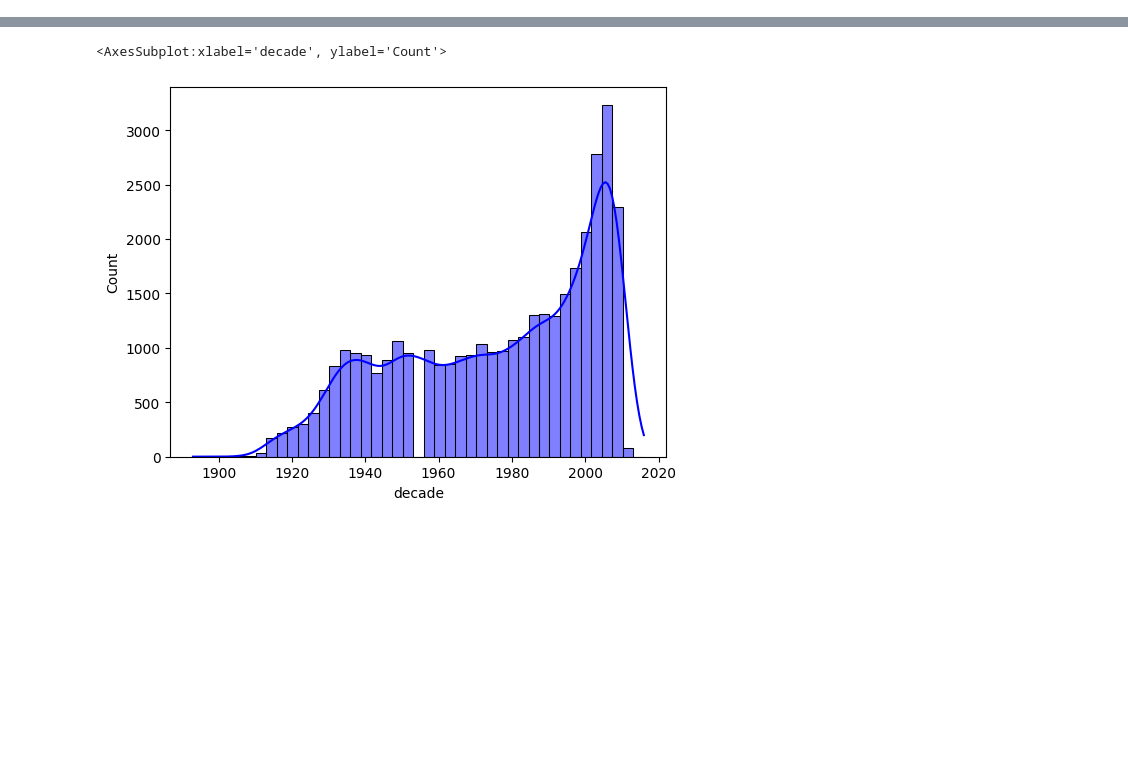
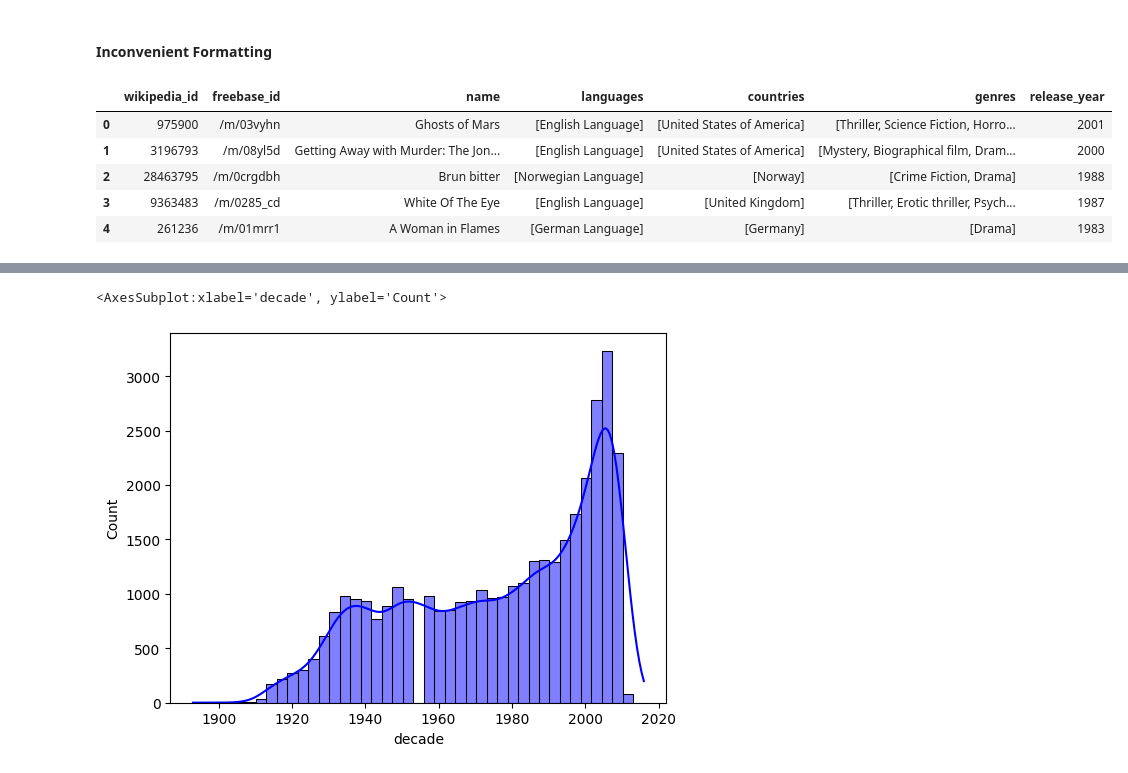
Before and after one commit to epfl-ada/ada-2023-project-adaroundtheworld2023, a Jupyter notebook: notebooks/preprocess.ipynb, the cells around one changed output, grey strips where cells are left out. Cells and saved outputs as stored; diff of their text form; code cells hidden in the pictures; blank space fills up the shorter version.

```diff
--- a/notebooks/preprocess.ipynb
+++ b/notebooks/preprocess.ipynb
@@ -156,0 +73,19 @@ oucentage of empty value in the genres column 2.354387%
+# %%
+# let's remove unnecessary columns
+movie_metadata_df.drop(columns=['box_office_revenue', 'runtime'], inplace=True)
+# %% [markdown]
+#### Inconvenient Formatting
+# %%
+# convert columns genres, languages and countries to list of strings
+movie_metadata_df['genres'] = movie_metadata_df.genres.apply(get_list_from_string_dict)
+movie_metadata_df['languages'] = movie_metadata_df.languages.apply(get_list_from_string_dict)
+movie_metadata_df['countries'] = movie_metadata_df.countries.apply(get_list_from_string_dict)
+
+movie_metadata_df.head(5)
+# %% [output]
+|  | wikipedia_id | freebase_id | name | languages | countries | genres | release_year |
+| 0 | 975900 | /m/03vyhn | Ghosts of Mars | [English Language] | [United States of America] | [Thriller, Science Fiction, Horro... | 2001 |
+| 1 | 3196793 | /m/08yl5d | Getting Away with Murder: The Jon... | [English Language] | [United States of America] | [Mystery, Biographical film, Dram... | 2000 |
+| 2 | 28463795 | /m/0crgdbh | Brun bitter | [Norwegian Language] | [Norway] | [Crime Fiction, Drama] | 1988 |
+| 3 | 9363483 | /m/0285_cd | White Of The Eye | [English Language] | [United Kingdom] | [Thriller, Erotic thriller, Psych... | 1987 |
+| 4 | 261236 | /m/01mrr1 | A Woman in Flames | [German Language] | [Germany] | [Drama] | 1983 |
```
Also changed, not shown: parts of 48 cells of this notebook, 1 other file.
